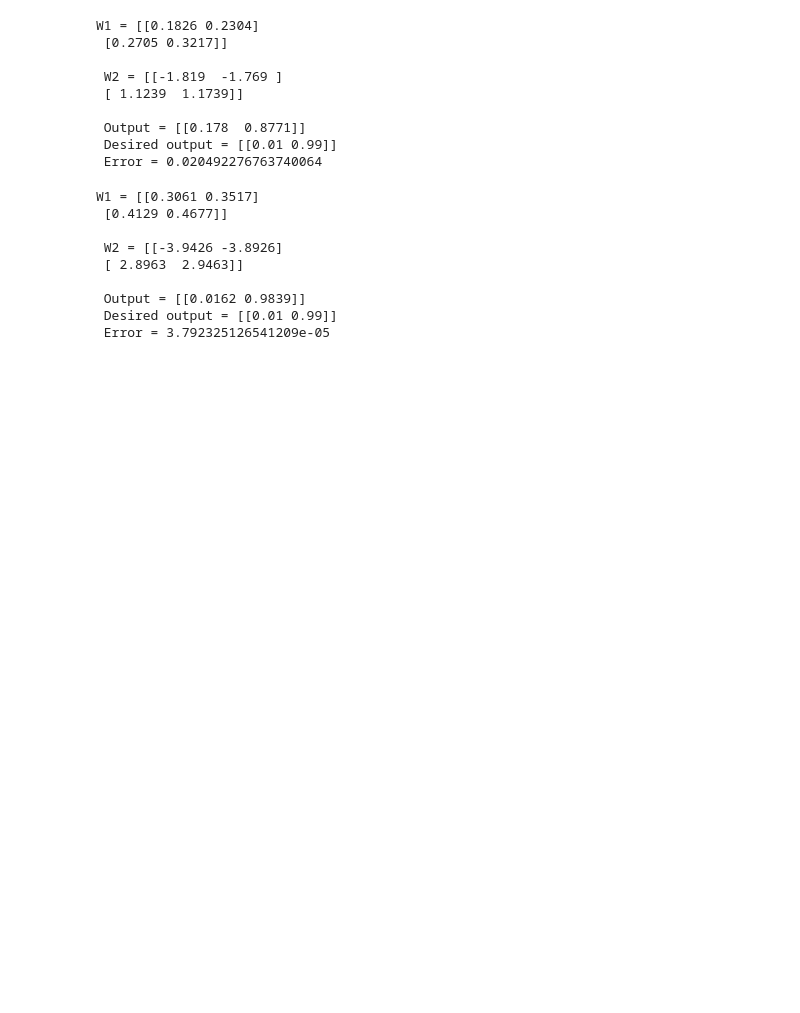
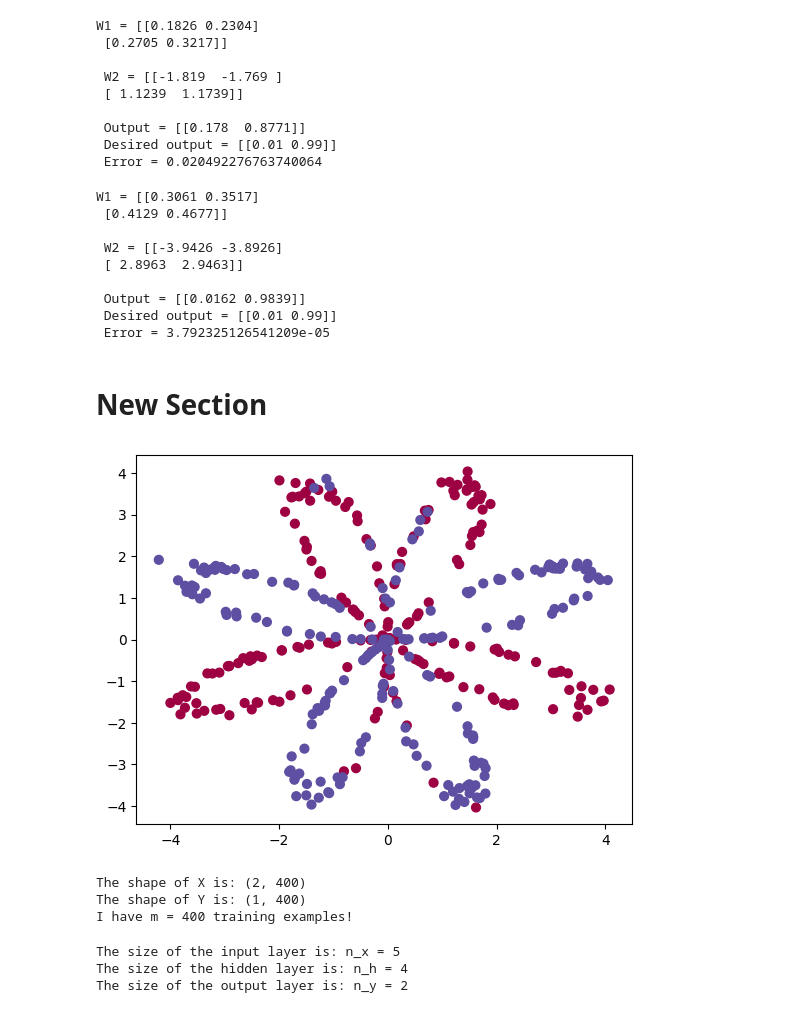
Before and after one commit to Sabry-m/Lab4, a Jupyter notebook: lab2_exe1.ipynb, the cells around one changed output. Saved outputs shown, nothing was run; the diff lists cells and outputs as text; code cells hidden in the pictures; blank space fills up the shorter version.

```diff
--- a/lab2_exe1.ipynb
+++ b/lab2_exe1.ipynb
@@ -132,3 +132,5 @@ W1 = [[0.3061 0.3517]
  Output = [[0.0162 0.9839]]
  Desired output = [[0.01 0.99]]
  Error = 3.792325126541209e-05
+# %% [markdown]
+# New Section
@@ -134,0 +150,20 @@ W1 = [[0.3061 0.3517]
+# %%
+X, Y = load_planar_dataset()
+# %%
+plt.scatter(X[0, :], X[1, :], c=Y[0], s=40, cmap=plt.cm.Spectral);
+# %% [output]
+[figure, added]
+# %%
+### START CODE HERE ### (≈ 3 lines of code)
+shape_X = X.shape
+shape_Y = Y.shape
+m = Y.shape[1]  # training set size
+### END CODE HERE ###
+
+print ('The shape of X is: ' + str(shape_X))
+print ('The shape of Y is: ' + str(shape_Y))
+print ('I have m = %d training examples!' % (m))
+# %% [output]
+The shape of X is: (2, 400)
+The shape of Y is: (1, 400)
+I have m = 400 training examples!
@@ -134,0 +190,10 @@ W1 = [[0.3061 0.3517]
+# %%
+X_assess, Y_assess = layer_sizes_test_case()
+(n_x, n_h, n_y) = layer_sizes(X_assess, Y_assess)
+print("The size of the input layer is: n_x = " + str(n_x))
+print("The size of the hidden layer is: n_h = " + str(n_h))
+print("The size of the output layer is: n_y = " + str(n_y))
+# %% [output]
+The size of the input layer is: n_x = 5
+The size of the hidden layer is: n_h = 4
+The size of the output layer is: n_y = 2
```
Also changed, not shown: parts of 19 cells of this notebook.
